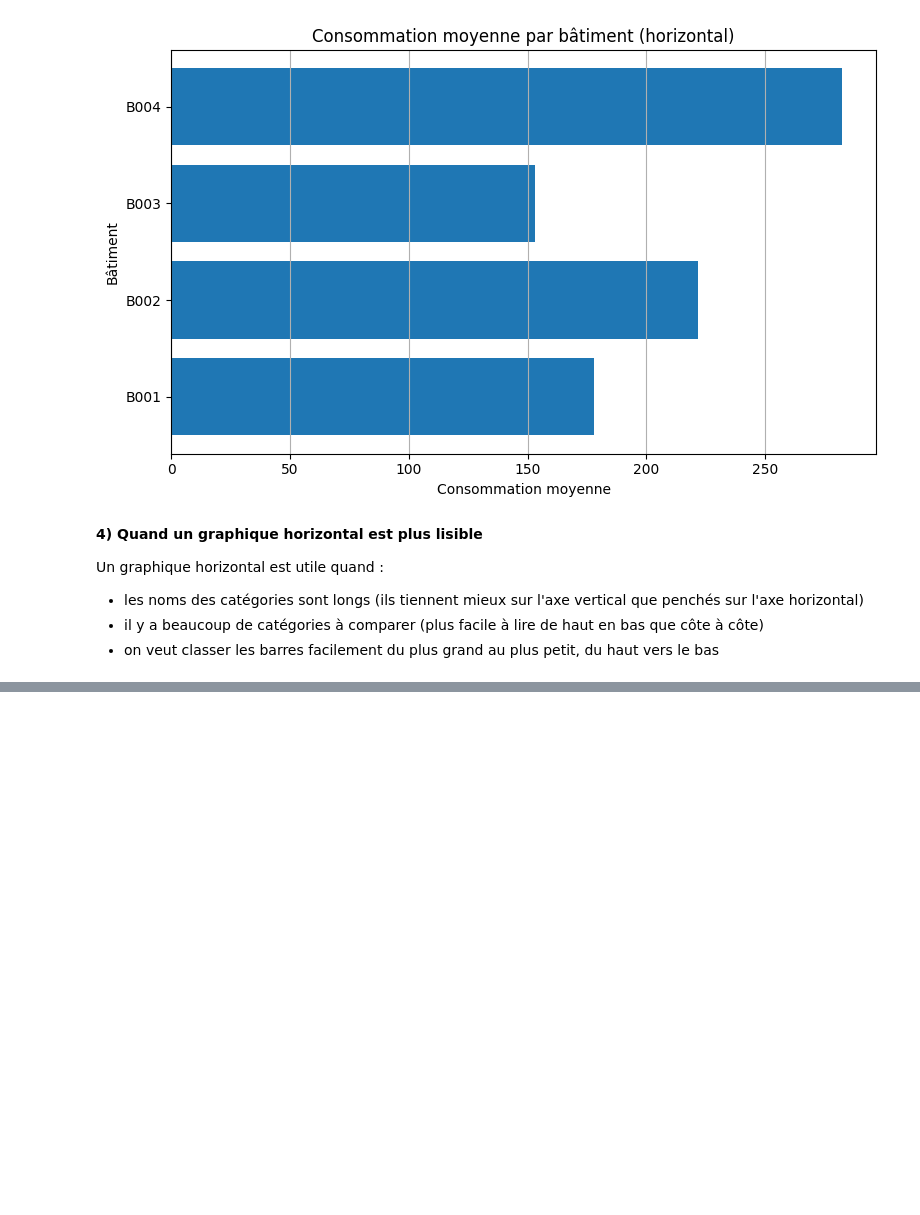
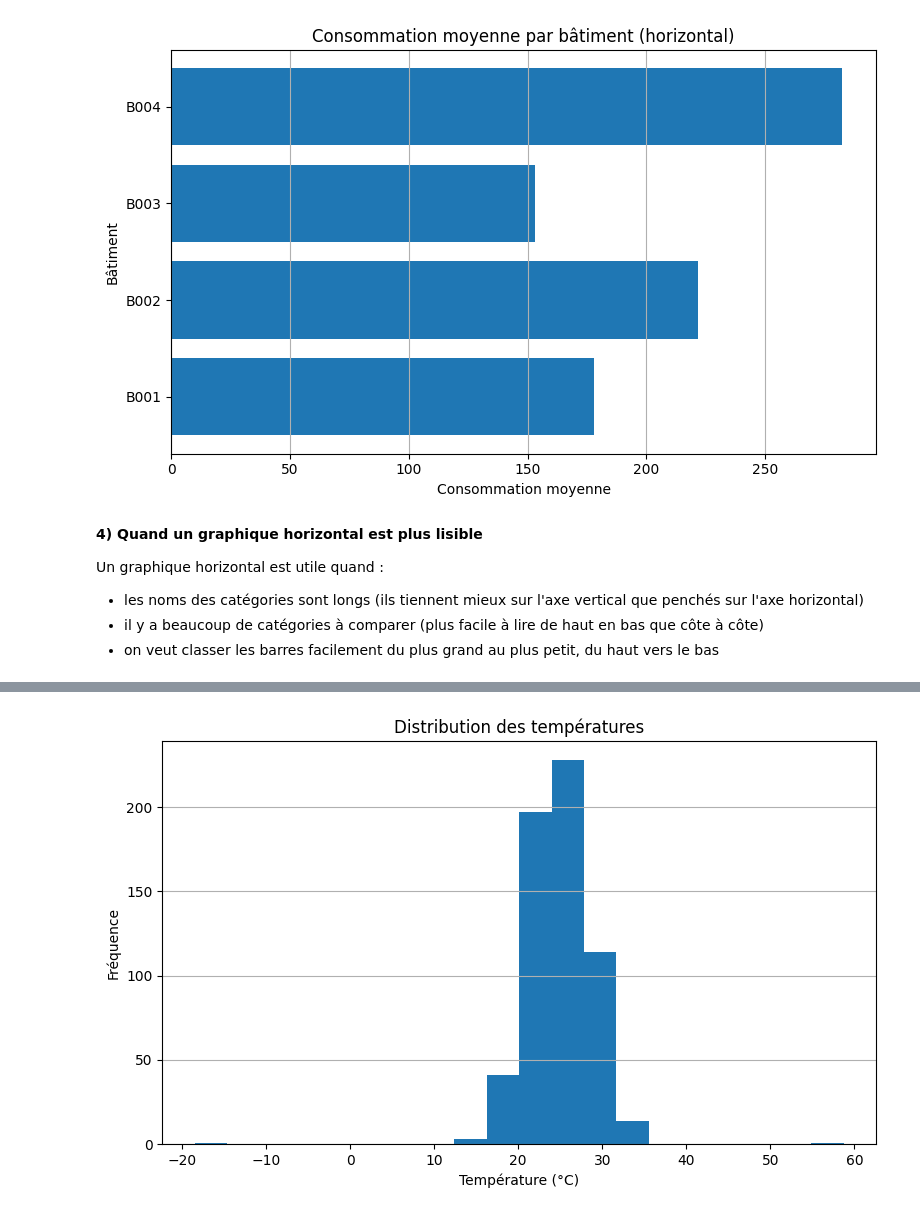
Before and after one commit to fatoufall737/atelier-matplotlib-iot, a Jupyter notebook: atelier_matplotlib_iot.ipynb, the cells around one changed output, grey strips where cells are left out. Drawn from its saved outputs; the diff is of its cells as text; code cells hidden in the pictures; blank space fills up the shorter version.

Commit message:
Partie 3 : histogrammes

```diff
--- a/atelier_matplotlib_iot.ipynb
+++ b/atelier_matplotlib_iot.ipynb
@@ -128,0 +143,12 @@ Un graphique horizontal est utile quand :
+# %%
+# 1) Distribution des températures (20 classes)
+plt.figure(figsize=(8, 5))
+plt.hist(df["temperature"].dropna(), bins=20)
+plt.title("Distribution des températures")
+plt.xlabel("Température (°C)")
+plt.ylabel("Fréquence")
+plt.grid(axis="y")
+plt.tight_layout()
+plt.show()
+# %% [output]
+[figure, added]
```
Also changed, not shown: parts of 6 cells of this notebook.
